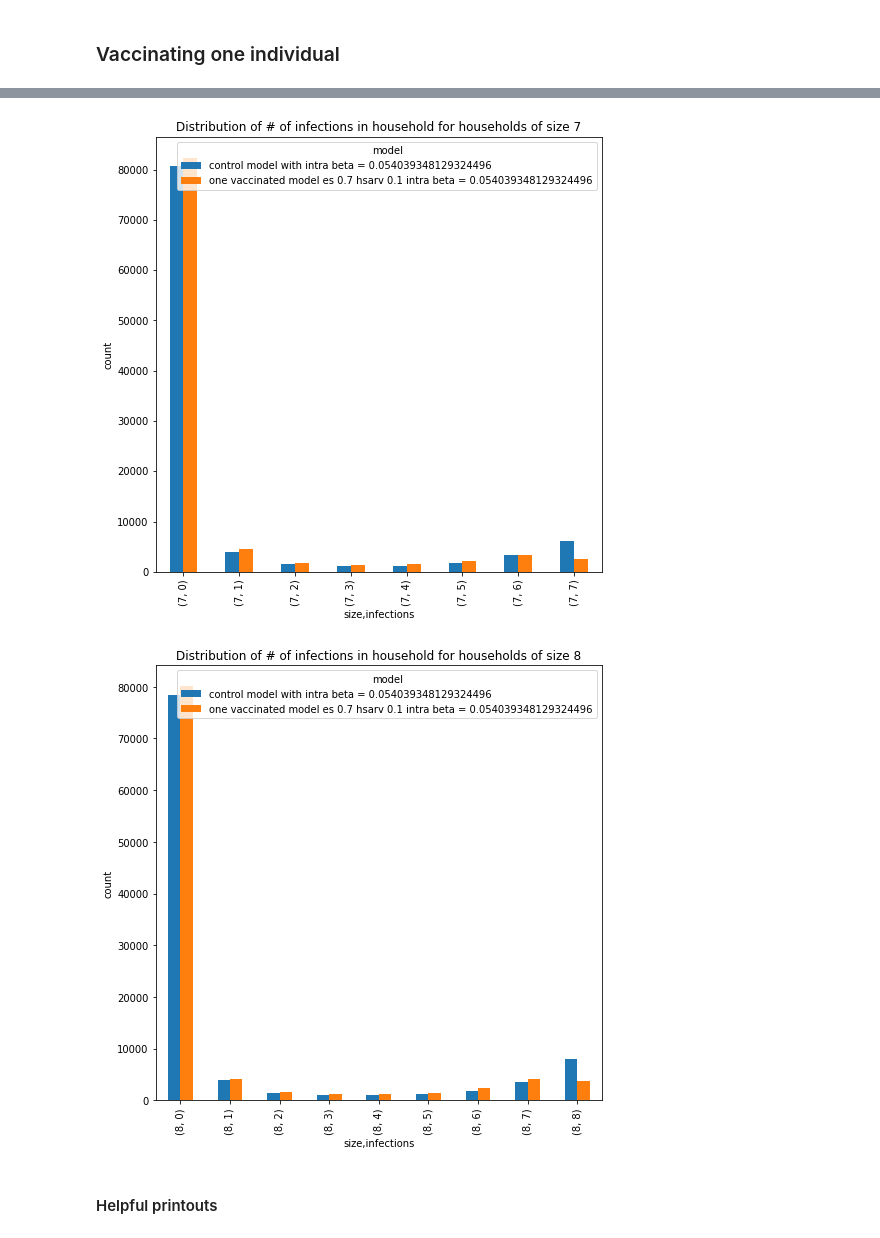
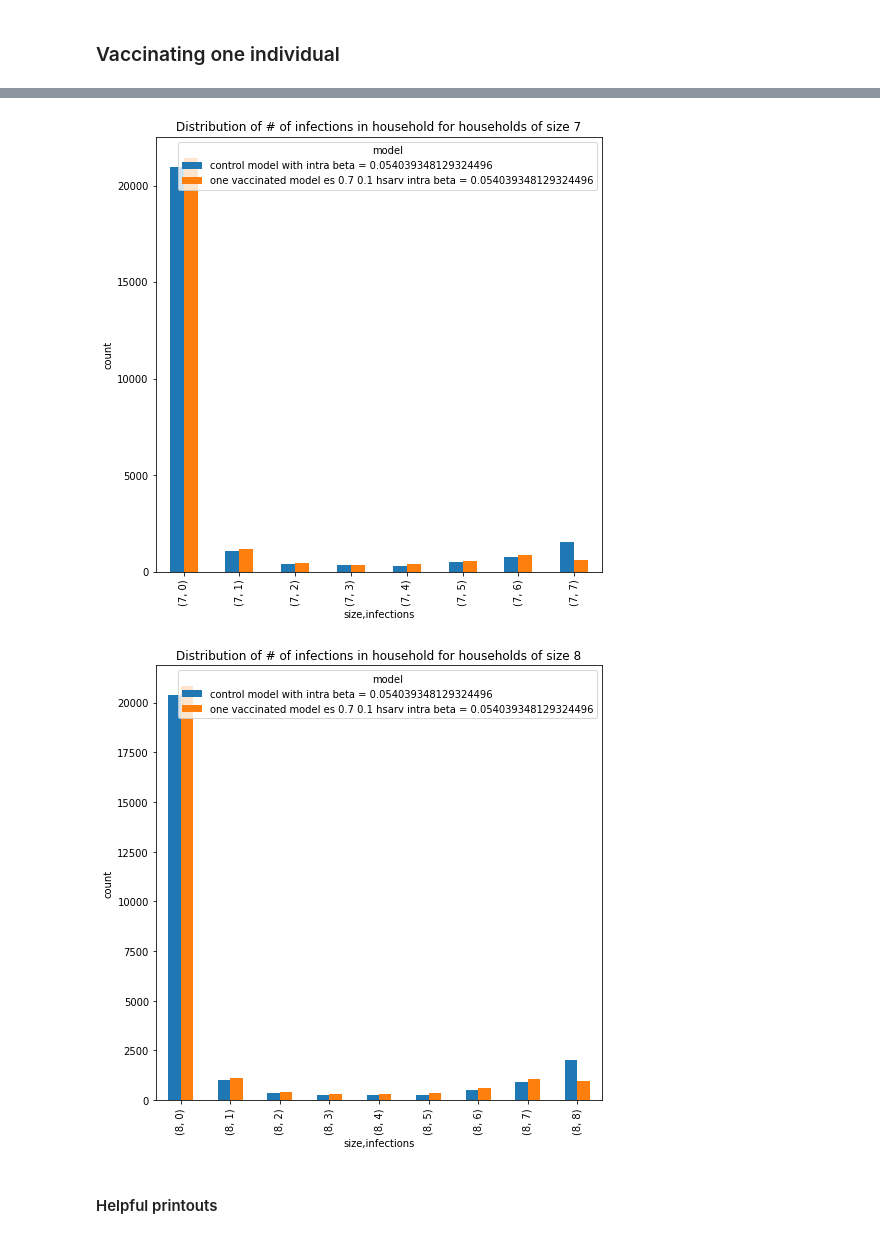
Before and after one commit to tanderson11/householdheterogeneity, a Jupyter notebook: Vaccine.ipynb, the cells around one changed output, grey strips where cells are left out. Saved outputs shown, nothing was run; the diff lists cells and outputs as text; code cells hidden in the pictures.

```diff
--- a/Vaccine.ipynb
+++ b/Vaccine.ipynb
@@ -755,7 +755,7 @@ class VaccineStudy:
             a labeled series of effects indexed by the trials (number of times a full study was simulated)
 
     """
-    def __init__(self, name, n_per_arm, sizes, hsar, es, hsarv, duration, importation_rate, vaccination_method):
+    def __init__(self, name, n_per_arm, sizes, hsar, es, et, duration, importation_rate, vaccination_method):
         """
         Creates a VaccineStudy, which represents a two-armed study with a group of households receiving the vaccine and a group receiving the placebo.
 
@@ -787,8 +787,14 @@ class VaccineStudy:
         # copy fields
         self.name = name
         self.es = es
-        self.hsarv = hsarv
-        #self.et = et
+
+        self.et_method = et[1]
+        if self.et_method == 'hsarv':
+            self.hsarv = et[0]
+            self.et = et[0]
+        elif self.et_method == 'et':
+            self.et = et[0]
+
         self.sizes = sizes
         self.n_per_arm = n_per_arm
         self.duration = duration
@@ -802,11 +808,13 @@ class VaccineStudy:
         k = shape_vec[INFECTIOUS_STATE]
         self.household_beta = (k/T) * ((1/(1-hsar)**(1/k))-1)
 
-        implied_vbeta = (k/T) * ((1/(1-hsarv)**(1/k))-1) # the beta required to obtain hsar=hsarv
-        vax_inf = implied_vbeta / self.household_beta # the ratio of the vbeta and beta gives the infectiousness of vaccinated individuals
+        if self.et_method == 'hsarv':
+            implied_vbeta = (k/T) * ((1/(1-self.hsarv)**(1/k))-1) # the beta required to obtain hsar=hsarv
+            vax_inf = implied_vbeta / self.household_beta # the ratio of the vbeta and beta gives the infectiousness of vaccinated individuals
+        elif self.et_method == 'et':
+            vax_inf = 1-self.et
 
         vax_sus = 1-es
-        #vax_inf = 1-et
         vaccine = Vaccine(vax_sus=vax_sus, vax_inf=vax_inf)
         self.vaccine=vaccine
         placebo = Vaccine(vax_sus=1.0, vax_inf=1.0)
@@ -817,19 +825,24 @@ class VaccineStudy:
 
         self.household_sizes = {x:self.n_households for x in sizes} #{4:n_households, 5:n_households, 6:n_households, 7:n_households, 8:n_households}
 
-        v_name = "{0} model es {1} hsarv {2} intra beta = {3}".format(name, es, hsarv, self.household_beta)
+        v_name = "{0} model es {1} {2} {3} intra beta = {4}".format(name, es, self.et, self.et_method, self.household_beta)
         c_name = "control model with intra beta = {0}".format(self.household_beta)
         self.vax_m = Model(v_name, vaccine=vaccine, vaccination_method=vaccination_method, household_beta=self.household_beta, initial_seeding=seed_zero, importation_rate=importation_rate, duration=duration)
         self.control_m = Model(c_name, vaccine=placebo, vaccination_method=vaccination_method, initial_seeding=seed_zero, household_beta=self.household_beta, importation_rate=importation_rate, duration=duration)
 
     def __repr__(self):
-        self_str = "Vaccine study named {0} with:\n\tn_per_arm        = {1}\n\thousehold sizes  = {2}\n\tes, hsarv        = {3}, {4}\n\tvax_sus, vax_inf   = {5}, {6}\n\tduration         = {7}\n\timportation rate = {8}\n\thousehold beta   = {9}".format(self.name, self.n_per_arm, self.household_sizes, self.es, self.hsarv, self.vaccine.vax_sus, self.vaccine.vax_inf, self.duration, self.importation_rate, self.household_beta)
+        self_str = "Vaccine study named {0} with:\n\tn_per_arm        = {1}\n\thousehold sizes  = {2}\n\tes, {10}        = {3}, {4}\n\tvax_sus, vax_inf   = {5}, {6}\n\tduration         = {7}\n\timportation rate = {8}\n\thousehold beta   = {9}".format(self.name, self.n_per_arm, self.household_sizes, self.es, self.et, self.vaccine.vax_sus, self.vaccine.vax_inf, self.duration, self.importation_rate, self.household_beta, self.et_method)
         return self_str
 
-    def run_trials(self, trials):
+    def run_trials(self, trials, arms='both'):
         print("Running study ...\n", str(self))
-        self.vax_df = self.vax_m.run_trials(trials, self.household_sizes)
-        self.control_df = self.control_m.run_trials(trials, self.household_sizes)
+
+        self.vax_df = []
+        self.control_df = []
+        if arms=='vax' or arms=='both':
+            self.vax_df = self.vax_m.run_trials(trials, self.household_sizes)
+        if arms=='control' or arms=='both':
+            self.control_df = self.control_m.run_trials(trials, self.household_sizes)
 
         return self.vax_df, self.control_df
 
@@ -1029,7 +1056,7 @@ x = 1-(1-importation_probability_over_study)**(1/duration)
+# %%
+one_vax_study = VaccineStudy("one vaccinated", n_per_arm, sizes, hsar, es, (hsarv, 'hsarv'), duration, importation_rate, vaccinate_one)
 # %%
-one_vax_study = VaccineStudy("one vaccinated", n_per_arm, sizes, hsar, es, hsarv, duration, importation_rate, vaccinate_one)
-
 print("Now we've created a VaccineStudy object. Let's learn more about it.")
-#print(VaccineStudy.__doc__)
+print(VaccineStudy.__doc__)
 # %% [output]
 Now we've created a VaccineStudy object. Let's learn more about it.
@@ -1036,6 +1079,6 @@ Now we've created a VaccineStudy object. Let's learn more about it.
 # %%
 # Running the study some number of times
-trials = 1000
+trials = 200
 vax_df, control_df = one_vax_study.run_trials(trials)
 make_bar_chart(pd.concat([vax_df, control_df]))
 # %% [output]
@@ -1054,4 +1097,4 @@ Running study ...
-[figure, old version]
+[figure, new version]
-[figure, old version]
+[figure, new version]
 # %% [markdown]
 #### Helpful printouts
```
Also changed, not shown: parts of 55 cells of this notebook.
